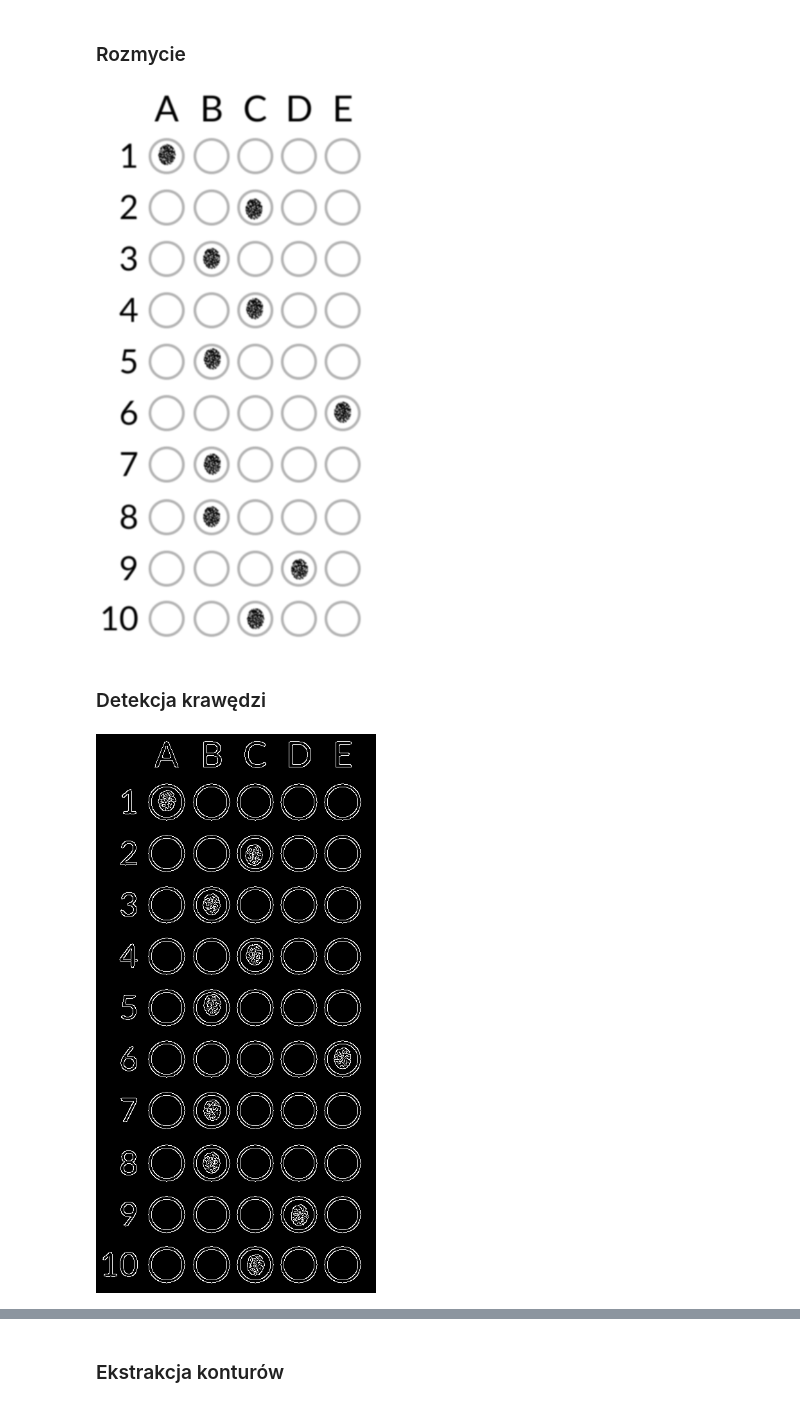
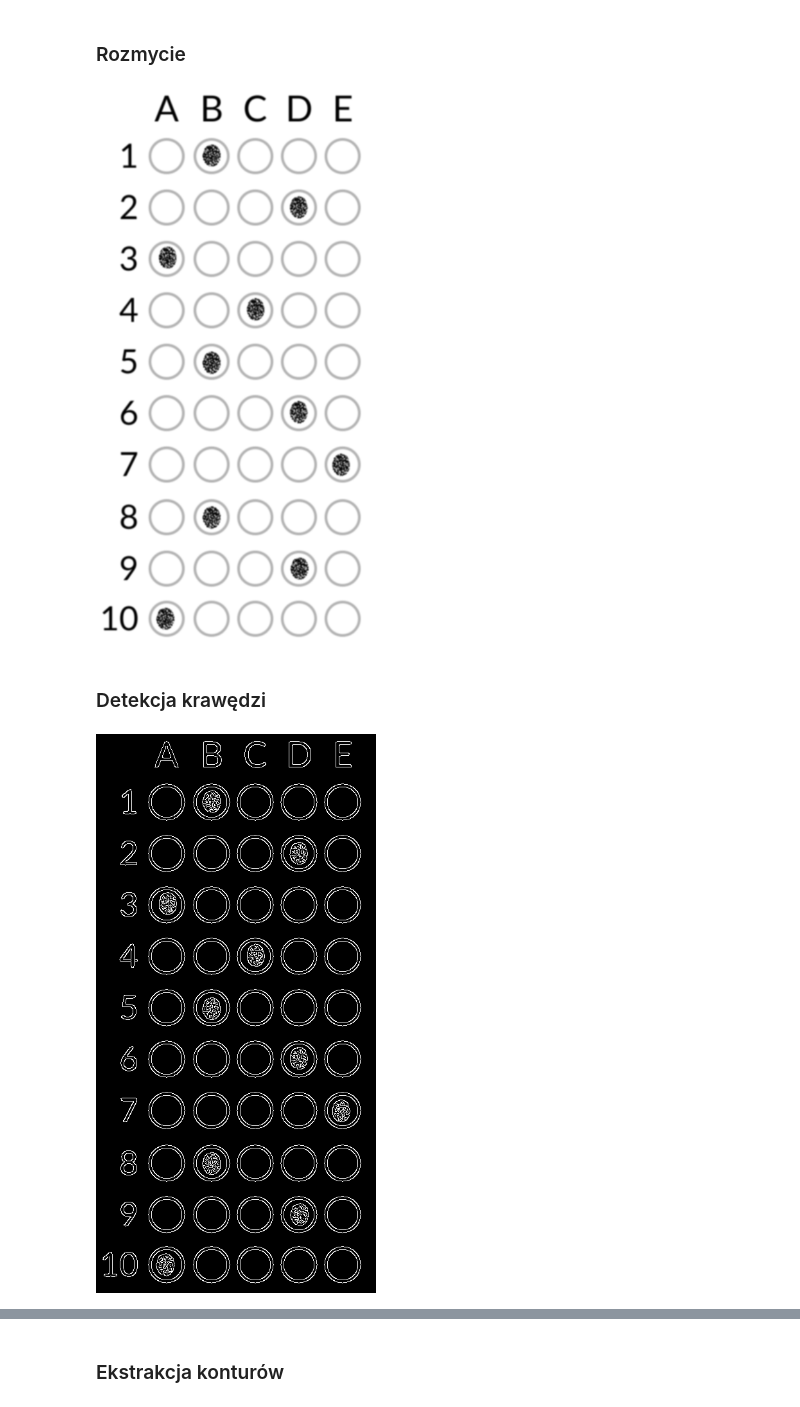
Before and after one commit to krakowiakpawel9/computer-vision-course, a Jupyter notebook: 03_optical-mark-recognition/01_omr.ipynb, the cells around one changed output, grey strips where cells are left out. Saved outputs shown, nothing was run; the diff lists cells and outputs as text; code cells hidden in the pictures.

```diff
--- a/03_optical-mark-recognition/01_omr.ipynb
+++ b/03_optical-mark-recognition/01_omr.ipynb
@@ -50,6 +50,6 @@ ANSWER_KEY = {0: 1, 1: 3, 2: 0, 3: 2, 4: 1, 5: 3, 6: 4, 7: 1, 8: 3, 9: 0}
 # %% [markdown]
 ### <a name='a1'></a> Wczytanie obrazu
 # %%
-image = cv2.imread('answers_2.png')
+image = cv2.imread('key.png')
 cv2_imshow(image)
 # %% [output]
@@ -67,11 +67,11 @@ cv2_imshow(gray)
 blurred = cv2.GaussianBlur(src=gray, ksize=(5, 5), sigmaX=0)
 cv2_imshow(blurred)
 # %% [output]
-[figure, old version]
+[figure, new version]
 # %% [markdown]
 ### <a name='a4'></a> Detekcja krawędzi
 # %%
-edges = cv2.Canny(image=blurred, threshold1=70, threshold2=70)
-cv2_imshow(edges)
+thresh = cv2.Canny(image=blurred, threshold1=70, threshold2=70)
+cv2_imshow(thresh)
 # %% [output]
-[figure, old version]
+[figure, new version]
```
Also changed, not shown: parts of 14 cells of this notebook.
